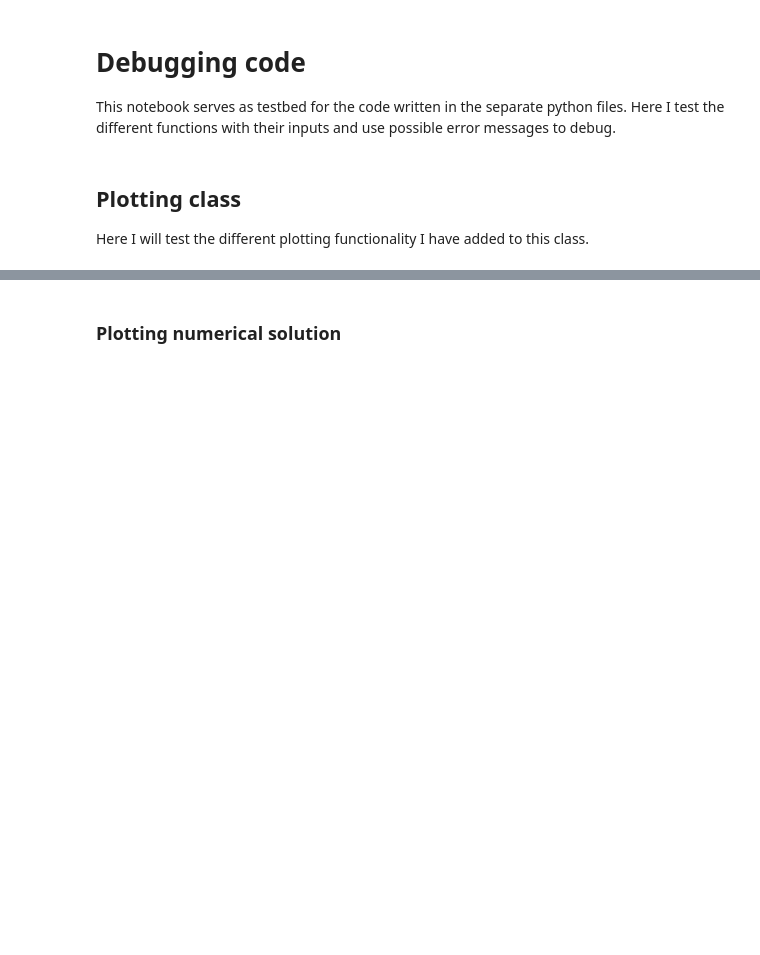
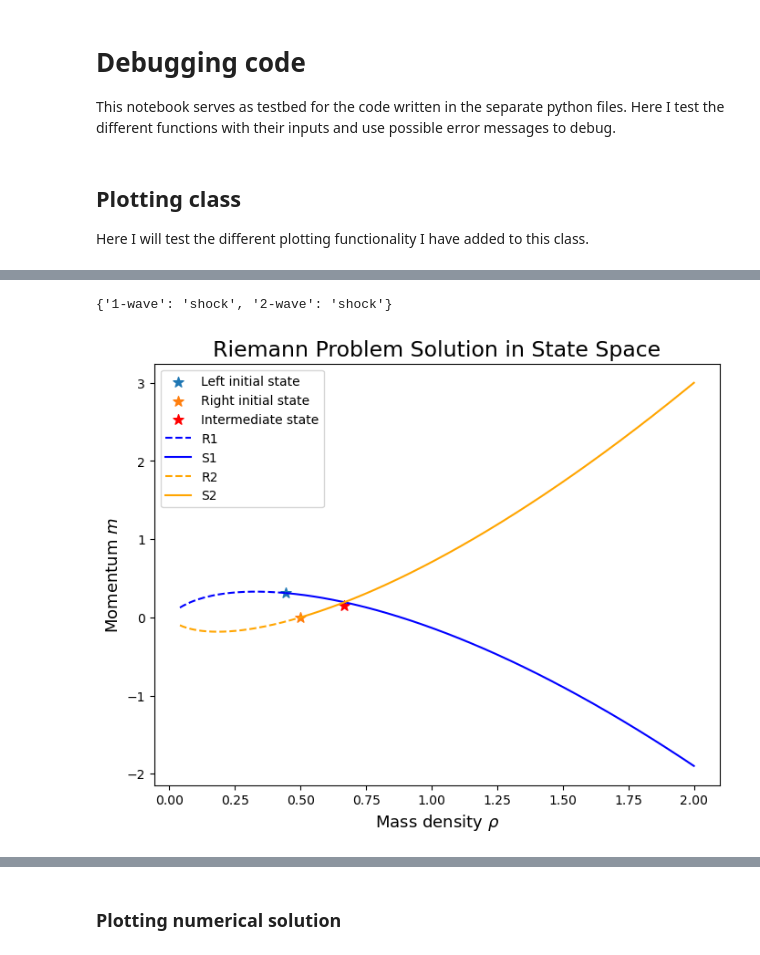
Before and after one commit to BertDepoorter/Individual_CMfAA, a Jupyter notebook: debugging.ipynb, the cells around one changed output, grey strips where cells are left out. Cells and saved outputs as stored; diff of their text form; code cells hidden in the pictures; blank space fills up the shorter version.

```diff
--- a/debugging.ipynb
+++ b/debugging.ipynb
@@ -110,0 +101,6 @@ plots.Plot_Rankine_hugoniot_derivative(U_R,
+# %%
+# test 2
+solve(0.445, 0.5, 0.31061/0.445, 0, 'test2_statespace')
+# %% [output]
+{'1-wave': 'shock', '2-wave': 'shock'}
+[figure, new version]
```
Also changed, not shown: parts of 33 cells of this notebook, 6 other files.
